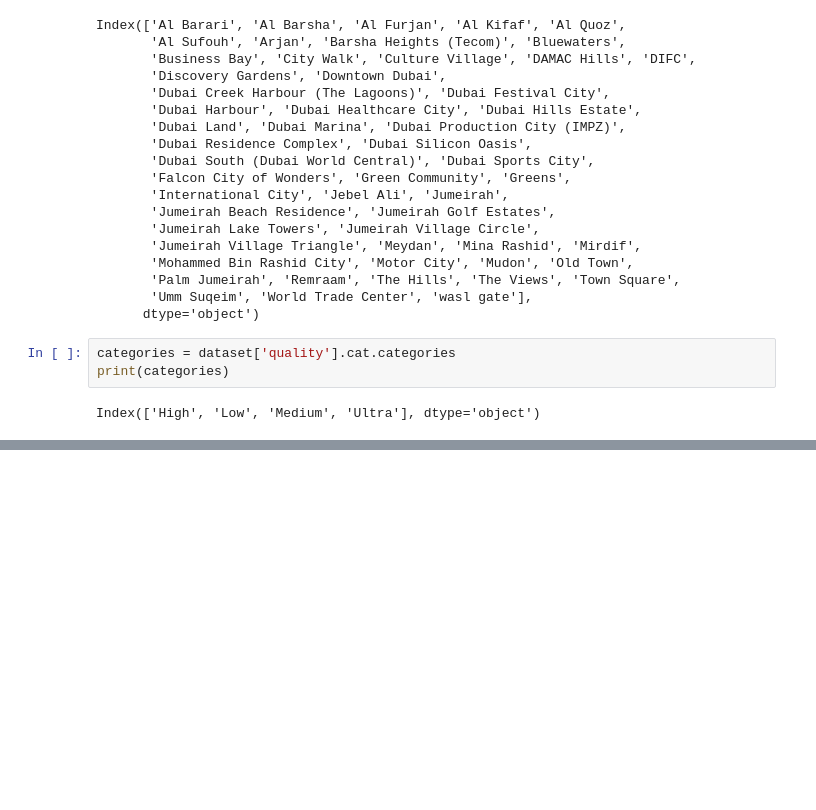
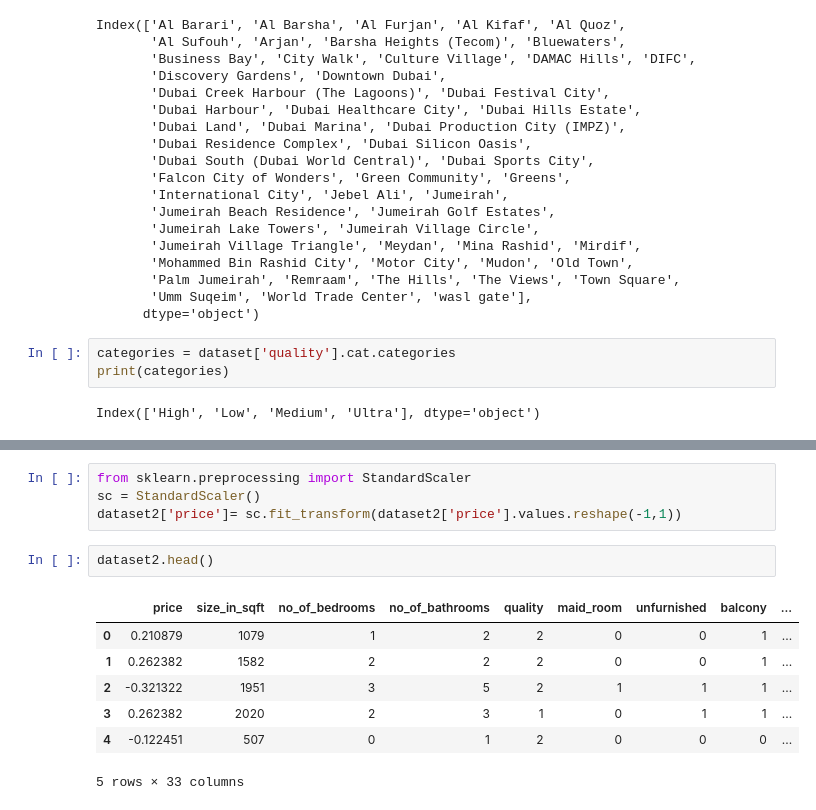
Before and after one commit to anuththara325/DubaiProperty_PricePrediction, a Jupyter notebook: DubaiProperty_Prediction.ipynb, the cells around one changed output, grey strips where cells are left out. Saved outputs shown, nothing was run; the diff lists cells and outputs as text; blank space fills up the shorter version.

```diff
--- a/DubaiProperty_Prediction.ipynb
+++ b/DubaiProperty_Prediction.ipynb
@@ -161,0 +286,14 @@ max       4805.870000        5.000000         6.000000
+# %%
+from sklearn.preprocessing import StandardScaler
+sc = StandardScaler()
+dataset2['price']= sc.fit_transform(dataset2['price'].values.reshape(-1,1))
+# %%
+dataset2.head()
+# %% [output]
+|  | price | size_in_sqft | no_of_bedrooms | no_of_bathrooms | quality | maid_room | unfurnished | balcony | ... |
+| 0 | 0.210879 | 1079 | 1 | 2 | 2 | 0 | 0 | 1 | ... |
+| 1 | 0.262382 | 1582 | 2 | 2 | 2 | 0 | 0 | 1 | ... |
+| 2 | -0.321322 | 1951 | 3 | 5 | 2 | 1 | 1 | 1 | ... |
+| 3 | 0.262382 | 2020 | 2 | 3 | 1 | 0 | 1 | 1 | ... |
+| 4 | -0.122451 | 507 | 0 | 1 | 2 | 0 | 0 | 0 | ... |
+5 rows × 33 columns
```
Also changed, not shown: parts of 18 cells of this notebook.
